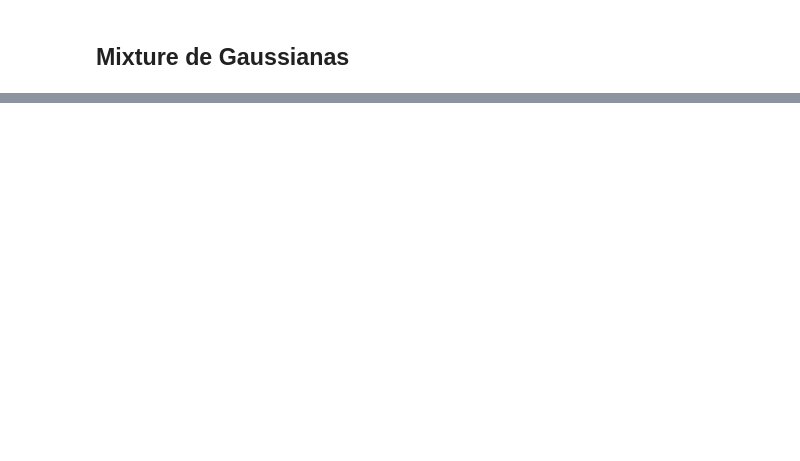
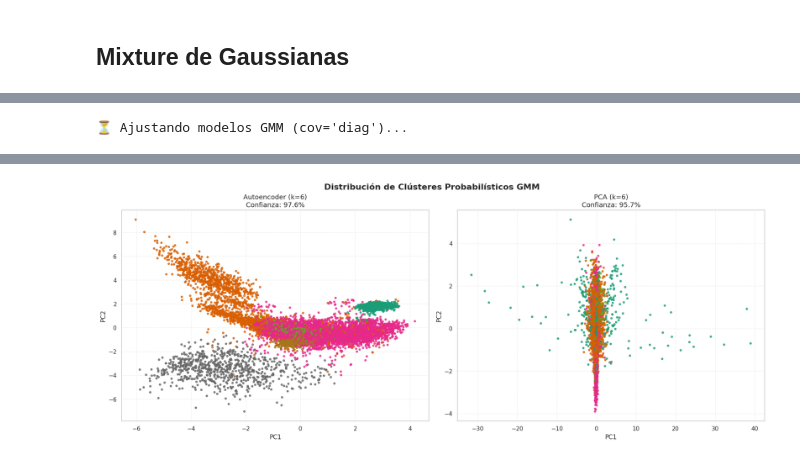
Before and after one commit to MichaeLaudrup/Artificial_Intelligence_Msc, a Jupyter notebook: TFM_education_ai_analytics/notebooks/3__clustering_exploration.ipynb, the cells around one changed output, grey strips where cells are left out. Cells and saved outputs as stored; diff of their text form; code cells hidden in the pictures; blank space fills up the shorter version.

Commit message:
CLUSTERING CON UNOS RESULTADOS INCREIBLES, eres el puto amo

```diff
--- a/TFM_education_ai_analytics/notebooks/3__clustering_exploration.ipynb
+++ b/TFM_education_ai_analytics/notebooks/3__clustering_exploration.ipynb
@@ -458,0 +640,76 @@ Passing `palette` without assigning `hue` is deprecated and will be removed in v
+# %%
+# =========================================================
+# 9) Entrenamiento GMM Final y Comparativa de Métricas
+# =========================================================
+from sklearn.mixture import GaussianMixture
+from sklearn.decomposition import PCA
+from sklearn.metrics import silhouette_score
+import pandas as pd
+
+# --- CONFIG ---
+K_PCA = 6
+K_AE  = 6
+COV   = "diag"
+MAX_POINTS = 15000
+
+rng = np.random.RandomState(SEED)
+
+# --- 1) Sample común ---
+n = X_ae.shape[0]
+sample_idx = rng.choice(np.arange(n), size=min(n, MAX_POINTS), replace=False)
+
+X_ae_s  = X_ae[sample_idx]
+X_pca_s = X_pca[sample_idx]
+
+# --- 2) Ajuste de modelos GMM ---
+print(f"⏳ Ajustando modelos GMM (cov='{COV}')...")
+
+gmm_ae = GaussianMixture(n_components=K_AE, covariance_type=COV, random_state=SEED, n_init=3).fit(X_ae)
+gmm_pca = GaussianMixture(n_components=K_PCA, covariance_type=COV, random_state=SEED, n_init=3).fit(X_pca)
+
+# --- 3) Etiquetas y Probabilidades ---
+labels_ae_gmm = gmm_ae.predict(X_ae)
+labels_pca_gmm = gmm_pca.predict(X_pca)
+probs_ae = gmm_ae.predict_proba(X_ae).max(axis=1)
+probs_pca = gmm_pca.predict_proba(X_pca).max(axis=1)
+
+# --- 4) DataFrame de Métricas (Formato Filas) ---
+sil_ae = silhouette_score(X_ae_s, labels_ae_gmm[sample_idx])
+sil_pca = silhouette_score(X_pca_s, labels_pca_gmm[sample_idx])
+
+rows_metrics = [
+    ["Clusters (k)", K_AE, K_PCA, "-", "Número de grupos"],
+    ["Log-Likelihood", f"{gmm_ae.score(X_ae):.3f}", f"{gmm_pca.score(X_pca):.3f}", "Maximizar", "Verosimilitud del modelo"],
+    ["BIC", f"{gmm_ae.bic(X_ae):.0f}", f"{gmm_pca.bic(X_pca):.0f}", "Minimizar", "Penalización por complejidad"],
+    ["Silhouette", f"{sil_ae:.4f}", f"{sil_pca:.4f}", "Maximizar", "Cohesión y separación"],
+    ["Confianza Media", f"{np.mean(probs_ae):.2%}", f"{np.mean(probs_pca):.2%}", "Maximizar", "Certeza de la asignación"],
+    ["Dudosos (<0.6)", f"{np.mean(probs_ae < 0.6):.2%}", f"{np.mean(probs_pca < 0.6):.2%}", "Minimizar", "% estudiantes inciertos"]
+]
+
+df_gmm_metrics = pd.DataFrame(rows_metrics, columns=["Métrica", "AE", "PCA", "Objetivo", "Explicación"]).set_index("Métrica")
+display(df_gmm_metrics)
+
+# --- 5) Visualización Limpia (Sin Colorbars) ---
+p2_ae  = PCA(n_components=2, random_state=SEED).fit_transform(X_ae_s)
+p2_pca = PCA(n_components=2, random_state=SEED).fit_transform(X_pca_s)
+
+fig, axes = plt.subplots(1, 2, figsize=(18, 7), constrained_layout=True)
+fig.suptitle("Distribución de Clústeres Probabilísticos GMM", fontsize=16, fontweight="bold")
+
+DARK_CMAP = "Dark2"
+
+# A) Autoencoder
+axes[0].scatter(p2_ae[:, 0], p2_ae[:, 1], c=labels_ae_gmm[sample_idx], s=12, alpha=0.8, cmap=DARK_CMAP)
+axes[0].set_title(f"Autoencoder (k={K_AE})\nConfianza: {np.mean(probs_ae):.1%}", fontsize=13)
+
+# B) PCA
+axes[1].scatter(p2_pca[:, 0], p2_pca[:, 1], c=labels_pca_gmm[sample_idx], s=12, alpha=0.8, cmap=DARK_CMAP)
+axes[1].set_title(f"PCA (k={K_PCA})\nConfianza: {np.mean(probs_pca):.1%}", fontsize=13)
+
+for ax in axes:
+    ax.set_xlabel("PC1"); ax.set_ylabel("PC2")
+    ax.grid(True, linestyle="--", alpha=0.3)
+
+plt.show()
+# %% [output]
+⏳ Ajustando modelos GMM (cov='diag')...
@@ -458,0 +724 @@ Passing `palette` without assigning `hue` is deprecated and will be removed in v
+[figure, added]
```
Also changed, not shown: parts of 15 cells of this notebook, 3 other files.
